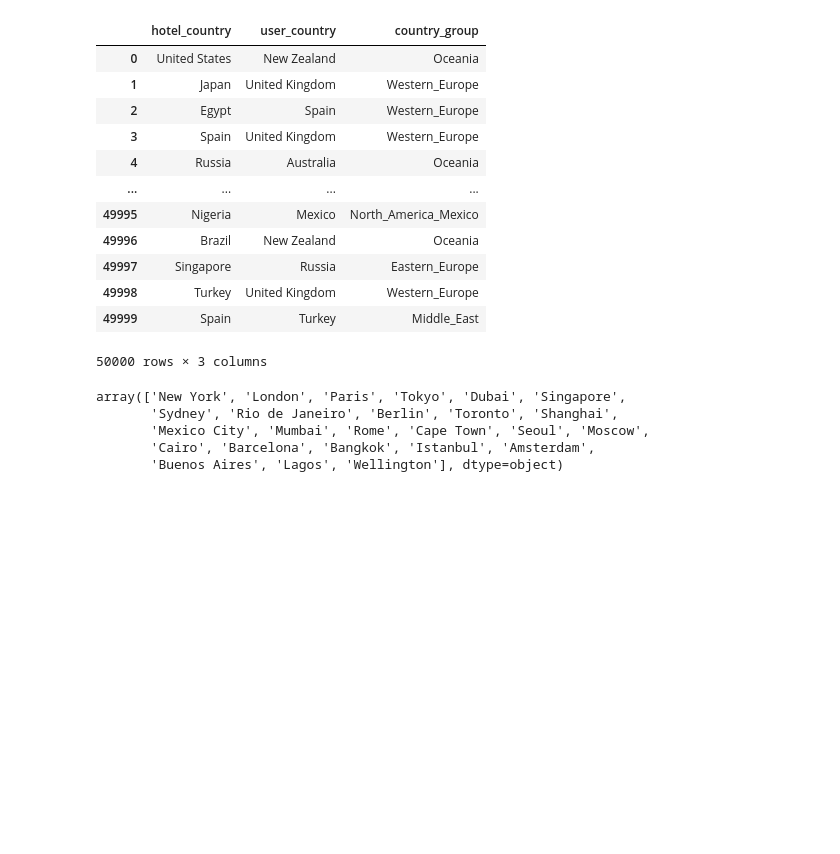
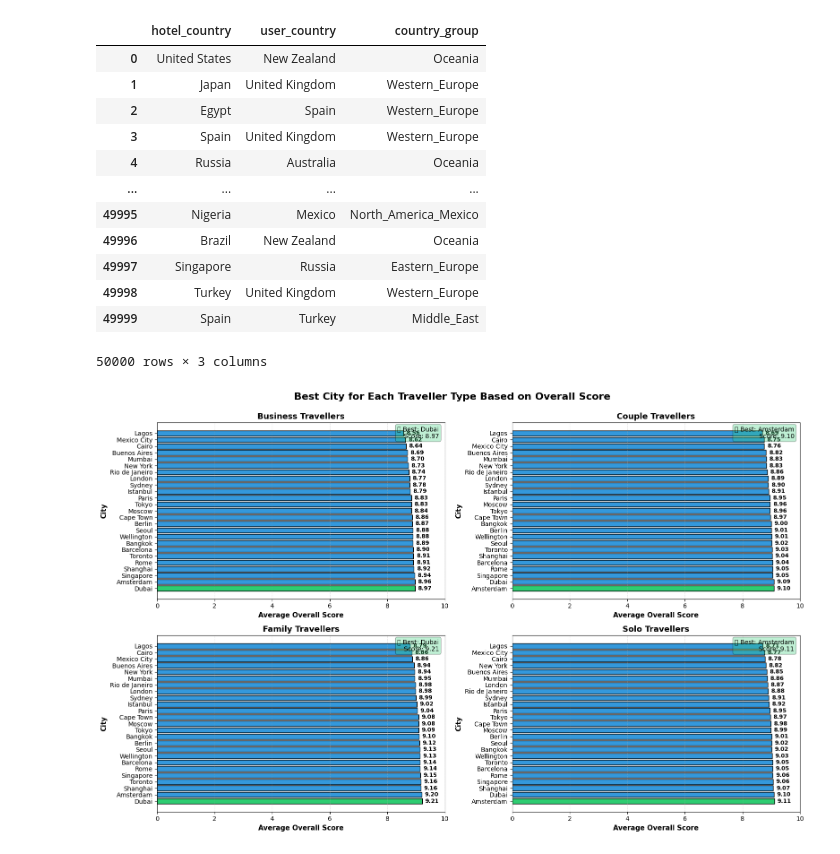
Before and after one commit to quadrefolio/ACL, a Jupyter notebook: main.ipynb, the cells around one changed output. Saved outputs shown, nothing was run; the diff lists cells and outputs as text; code cells hidden in the pictures; blank space fills up the shorter version.

Commit message:
cleaned data set

```diff
--- a/main.ipynb
+++ b/main.ipynb
@@ -131,11 +102,49 @@ df[["hotel_country","user_country","country_group"]]
 | 49998 | Turkey | United Kingdom | Western_Europe |
 | 49999 | Spain | Turkey | Middle_East |
 50000 rows × 3 columns
-# %%
-hotels["city"].unique()
-# %% [output]
-array(['New York', 'London', 'Paris', 'Tokyo', 'Dubai', 'Singapore',
-       'Sydney', 'Rio de Janeiro', 'Berlin', 'Toronto', 'Shanghai',
-       'Mexico City', 'Mumbai', 'Rome', 'Cape Town', 'Seoul', 'Moscow',
-       'Cairo', 'Barcelona', 'Bangkok', 'Istanbul', 'Amsterdam',
-       'Buenos Aires', 'Lagos', 'Wellington'], dtype=object)
+# %%
+city_scores = df.groupby(['traveller_type', 'city'])['score_overall'].mean().reset_index().sort_values(['traveller_type', 'score_overall'], ascending=[True,False])
+
+best_cities = city_scores.groupby('traveller_type').head(1)
+
+# display(city_scores)
+# %%
+
+# OPTION 1: Grouped Bar Chart (One subplot per traveller type) - RECOMMENDED
+fig, axes = plt.subplots(2, 2, figsize=(16, 10))
+axes = axes.flatten()
+
+traveller_types = city_scores['traveller_type'].unique()
+
+for idx, traveller in enumerate(traveller_types):
+    # Filter data for this traveller type
+    data = city_scores[city_scores['traveller_type'] == traveller]
+    best_city = best_cities[best_cities['traveller_type'] == traveller]['city'].values[0]
+
+    # Create colors (highlight best city in green)
+    colors = ['#2ECC71' if city == best_city else '#3498DB' for city in data['city']]
+
+    # Plot horizontal bar chart
+    axes[idx].barh(data['city'], data['score_overall'], color=colors, edgecolor='black', linewidth=1)
+    axes[idx].set_xlabel('Average Overall Score', fontsize=11, fontweight='bold')
+    axes[idx].set_ylabel('City', fontsize=11, fontweight='bold')
+    axes[idx].set_title(f'{traveller} Travellers', fontsize=13, fontweight='bold')
+    axes[idx].set_xlim(0, 10)
+    axes[idx].grid(axis='x', alpha=0.3, linestyle='--')
+
+    # Add score labels on bars
+    for i, (city, score) in enumerate(zip(data['city'], data['score_overall'])):
+        axes[idx].text(score + 0.1, i, f'{score:.2f}', va='center', fontsize=9, fontweight='bold')
+
+    # Add best city annotation
+    best_score = best_cities[best_cities['traveller_type'] == traveller]['score_overall'].values[0]
+    axes[idx].text(0.98, 0.98, f'🏆 Best: {best_city}\nScore: {best_score:.2f}',
+                  transform=axes[idx].transAxes, fontsize=10, ha='right', va='top',
+                  bbox=dict(boxstyle='round', facecolor='#2ECC71', alpha=0.3, edgecolor='black'))
+
+plt.suptitle('Best City for Each Traveller Type Based on Overall Score',
+             fontsize=16, fontweight='bold', y=0.995)
+plt.tight_layout()
+plt.show()
+# %% [output]
+[figure, added]
```
Also changed, not shown: parts of 10 cells of this notebook, 3 other files.
